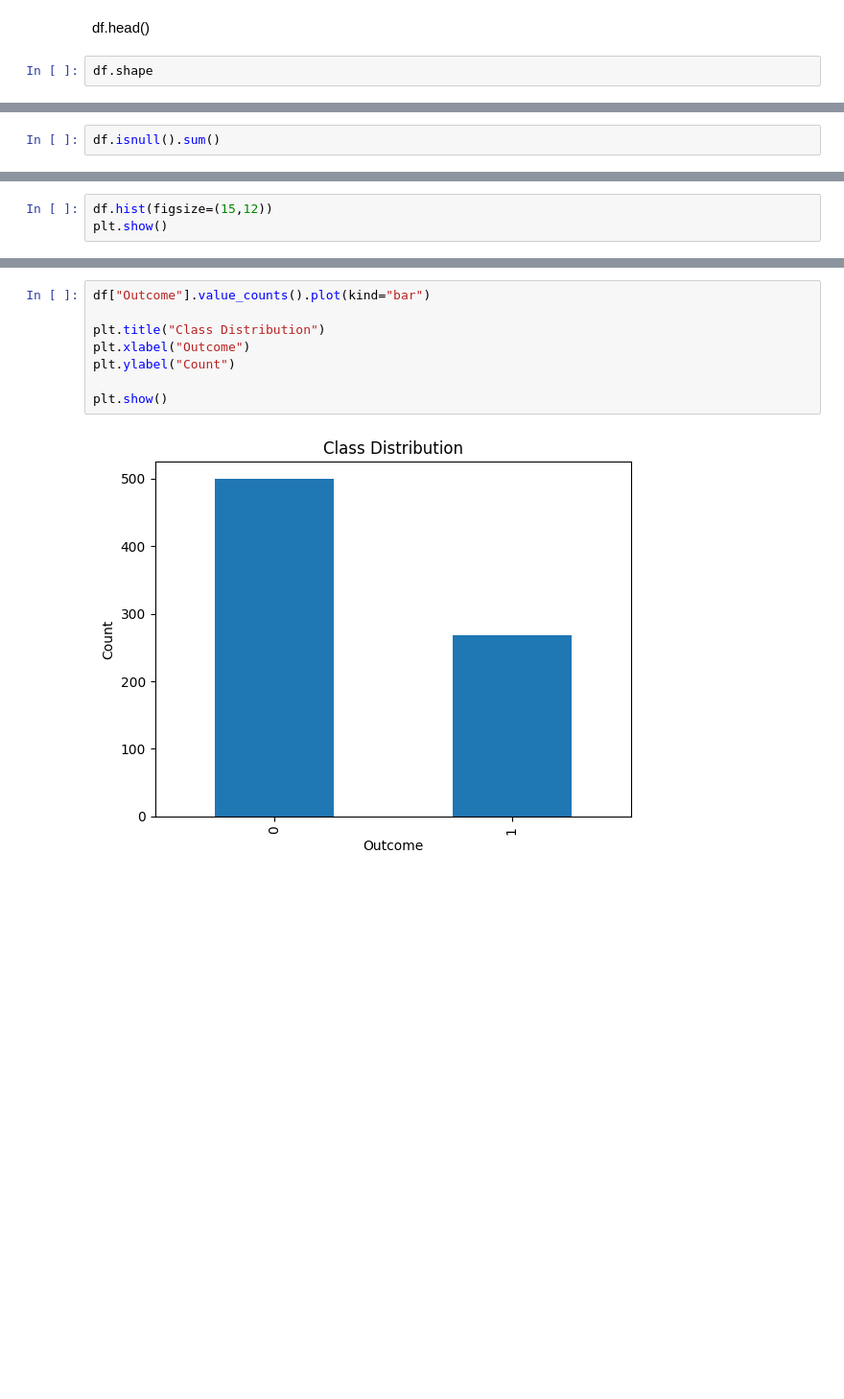
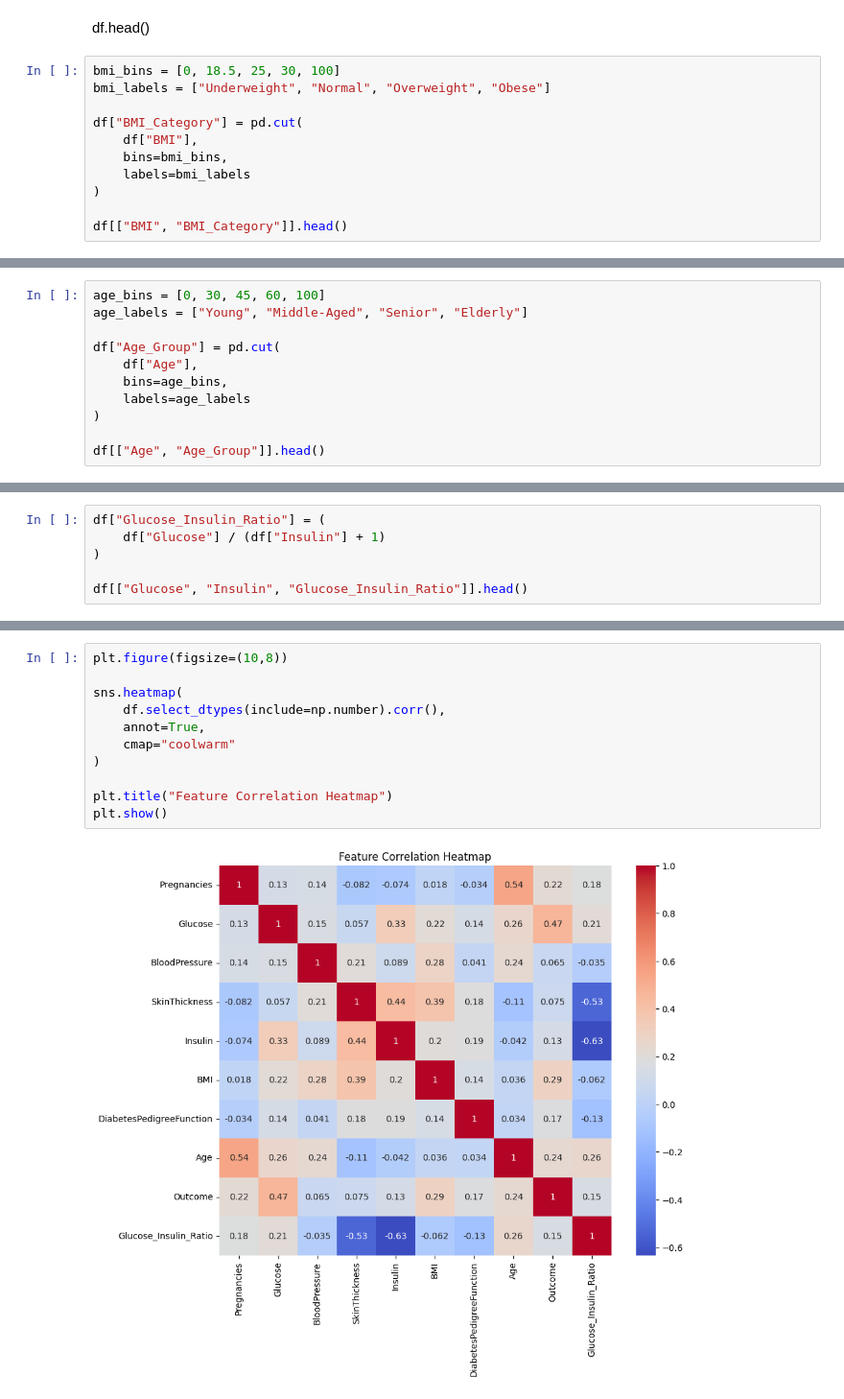
Before and after one commit to ap24110011024/Disease_detection, a Jupyter notebook: notebooks/eda.ipynb, the cells around one changed output, grey strips where cells are left out. Shown at 96% size. Cells and saved outputs as stored; diff of their text form; blank space fills up the shorter version.

Commit message:
Added feature engineering and correlation heatmap

```diff
--- a/notebooks/eda.ipynb
+++ b/notebooks/eda.ipynb
@@ -6,5 +16,14 @@ df = pd.read_csv("../data/diabetes.csv")
 # %% [markdown]
 df.head()
 # %%
-df.shape
+bmi_bins = [0, 18.5, 25, 30, 100]
+bmi_labels = ["Underweight", "Normal", "Overweight", "Obese"]
+
+df["BMI_Category"] = pd.cut(
+    df["BMI"],
+    bins=bmi_bins,
+    labels=bmi_labels
+)
+
+df[["BMI", "BMI_Category"]].head()
 # %% [output]
@@ -12,3 +36,12 @@ df.shape
 # %%
-df.isnull().sum()
+age_bins = [0, 30, 45, 60, 100]
+age_labels = ["Young", "Middle-Aged", "Senior", "Elderly"]
+
+df["Age_Group"] = pd.cut(
+    df["Age"],
+    bins=age_bins,
+    labels=age_labels
+)
+
+df[["Age", "Age_Group"]].head()
 # %% [output]
@@ -25,4 +54,7 @@ dtype: int64
 # %%
-df.hist(figsize=(15,12))
-plt.show()
+df["Glucose_Insulin_Ratio"] = (
+    df["Glucose"] / (df["Insulin"] + 1)
+)
+
+df[["Glucose", "Insulin", "Glucose_Insulin_Ratio"]].head()
 # %% [output]
@@ -37,10 +76,13 @@ Name: count, dtype: int64
 # %%
-df["Outcome"].value_counts().plot(kind="bar")
+plt.figure(figsize=(10,8))
 
-plt.title("Class Distribution")
-plt.xlabel("Outcome")
-plt.ylabel("Count")
+sns.heatmap(
+    df.select_dtypes(include=np.number).corr(),
+    annot=True,
+    cmap="coolwarm"
+)
 
+plt.title("Feature Correlation Heatmap")
 plt.show()
 # %% [output]
-[figure, old version]
+[figure, new version]
```
Also changed, not shown: parts of 7 cells of this notebook.
